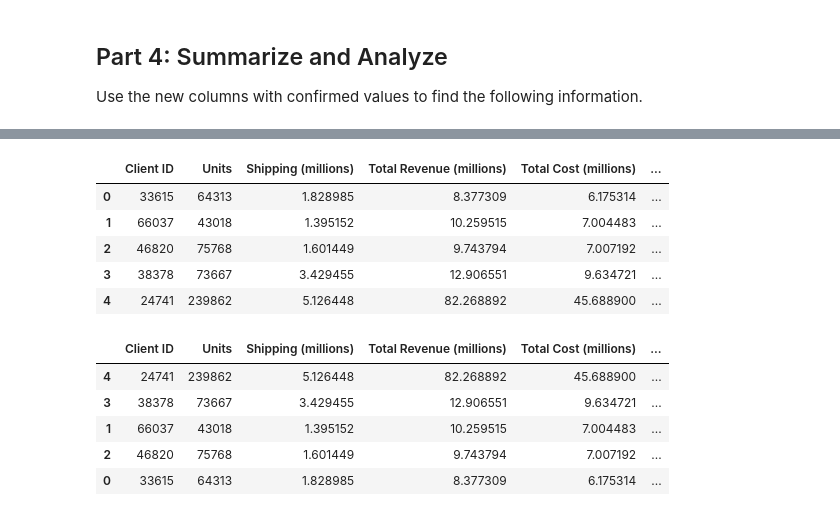
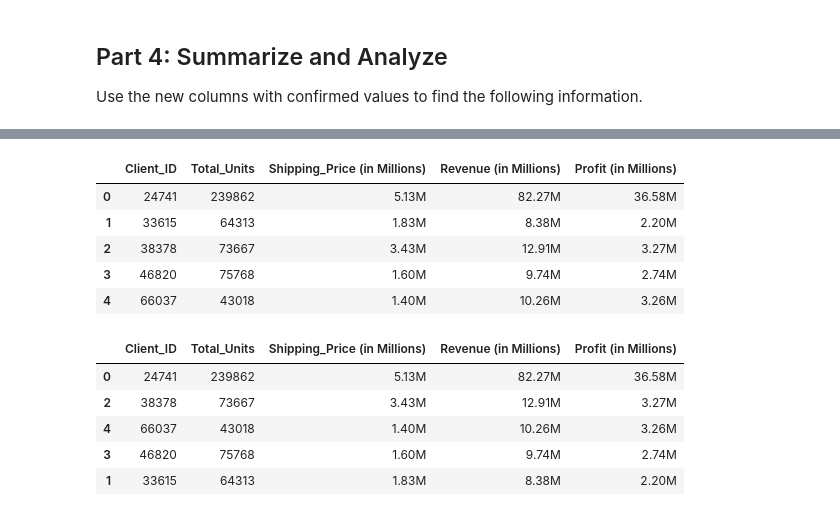
Before and after one commit to mr-cworld/wholesale_data_analysis, a Jupyter notebook: wholesale_data_analysis_starter_code.ipynb, the cells around one changed output, grey strips where cells are left out. Drawn from its saved outputs; the diff is of its cells as text; code cells hidden in the pictures.

```diff
--- a/wholesale_data_analysis_starter_code.ipynb
+++ b/wholesale_data_analysis_starter_code.ipynb
@@ -226,4 +223,22 @@ for client, spend in client_spend_dic.items():
 # %%
 # Create a summary DataFrame showing the totals for the for the top 5 clients with the following information:
 # total units purchased, total shipping price, total revenue, and total profit.
+
+summary_df = part3_df.copy()
+
+summary_df = part3_df[part3_df['client_id'].isin(new_list)]
+
+total_units = summary_df.groupby('client_id')['qty'].sum().reset_index(name="Total_Units")
+total_shipping = summary_df.groupby('client_id')['shipping_price'].sum().reset_index(name='Total_Shipping_Price')
+total_revenue = summary_df.groupby('client_id')['line_price'].sum().reset_index(name='Total_Revenue')
+total_profit = summary_df.groupby('client_id')['line_profit'].sum().reset_index(name='Total_Profit')
+
+summary_df = total_units.merge(total_shipping, on='client_id').merge(total_revenue, on='client_id').merge(total_profit, on='client_id')
+
+summary_df.rename(columns={"client_id":"Client_ID"}, inplace=True)
+
+#for formatting chart
+pd.options.display.float_format = '{:,.2f}'.format
+
+summary_df
 # %% [output]
@@ -236,29 +251,39 @@ for client, spend in client_spend_dic.items():
 # %%
 # Format the data and rename the columns to names suitable for presentation.
 
 # Define the money columns.
-
+money_columns = ['Total_Shipping_Price','Total_Revenue', 'Total_Profit']
 
 # Define a function that converts a dollar amount to millions.
-
+def convert_to_mil(x):
+    return f"{x / 1000000:,.2f}M"
 
 # Apply the currency_format_millions function to only the money columns.
-
+for column in money_columns:
+    summary_df[column] = summary_df[column].apply(convert_to_mil)
 
 # Rename the columns to reflect the change in the money format.
+
+summary_df.rename(columns={ 'Total_Shipping_Price': 'Shipping_Price (in Millions)',
+    'Total_Revenue': 'Revenue (in Millions)',
+    'Total_Profit': 'Profit (in Millions)'}, inplace=True)
+
+summary_df
 # %% [output]
-|  | Client ID | Units | Shipping (millions) | Total Revenue (millions) | Total Cost (millions) | ... |
-| 0 | 33615 | 64313 | 1.828985 | 8.377309 | 6.175314 | ... |
-| 1 | 66037 | 43018 | 1.395152 | 10.259515 | 7.004483 | ... |
-| 2 | 46820 | 75768 | 1.601449 | 9.743794 | 7.007192 | ... |
-| 3 | 38378 | 73667 | 3.429455 | 12.906551 | 9.634721 | ... |
-| 4 | 24741 | 239862 | 5.126448 | 82.268892 | 45.688900 | ... |
+|  | Client_ID | Total_Units | Shipping_Price (in Millions) | Revenue (in Millions) | Profit (in Millions) |
+| 0 | 24741 | 239862 | 5.13M | 82.27M | 36.58M |
+| 1 | 33615 | 64313 | 1.83M | 8.38M | 2.20M |
+| 2 | 38378 | 73667 | 3.43M | 12.91M | 3.27M |
+| 3 | 46820 | 75768 | 1.60M | 9.74M | 2.74M |
+| 4 | 66037 | 43018 | 1.40M | 10.26M | 3.26M |
 # %%
 # Sort the updated data by "Total Profit (millions)" form highest to lowest and assign the sort to a new DatFrame.
+sorted_df = summary_df.sort_values(by='Profit (in Millions)', key=lambda x: x.str.replace('$','').str.replace('M','').astype(float), ascending=False)
+sorted_df
 # %% [output]
-|  | Client ID | Units | Shipping (millions) | Total Revenue (millions) | Total Cost (millions) | ... |
-| 4 | 24741 | 239862 | 5.126448 | 82.268892 | 45.688900 | ... |
-| 3 | 38378 | 73667 | 3.429455 | 12.906551 | 9.634721 | ... |
-| 1 | 66037 | 43018 | 1.395152 | 10.259515 | 7.004483 | ... |
-| 2 | 46820 | 75768 | 1.601449 | 9.743794 | 7.007192 | ... |
-| 0 | 33615 | 64313 | 1.828985 | 8.377309 | 6.175314 | ... |
+|  | Client_ID | Total_Units | Shipping_Price (in Millions) | Revenue (in Millions) | Profit (in Millions) |
+| 0 | 24741 | 239862 | 5.13M | 82.27M | 36.58M |
+| 2 | 38378 | 73667 | 3.43M | 12.91M | 3.27M |
+| 4 | 66037 | 43018 | 1.40M | 10.26M | 3.26M |
+| 3 | 46820 | 75768 | 1.60M | 9.74M | 2.74M |
+| 1 | 33615 | 64313 | 1.83M | 8.38M | 2.20M |
```
Also changed, not shown: parts of 5 cells of this notebook, 1 other file.
